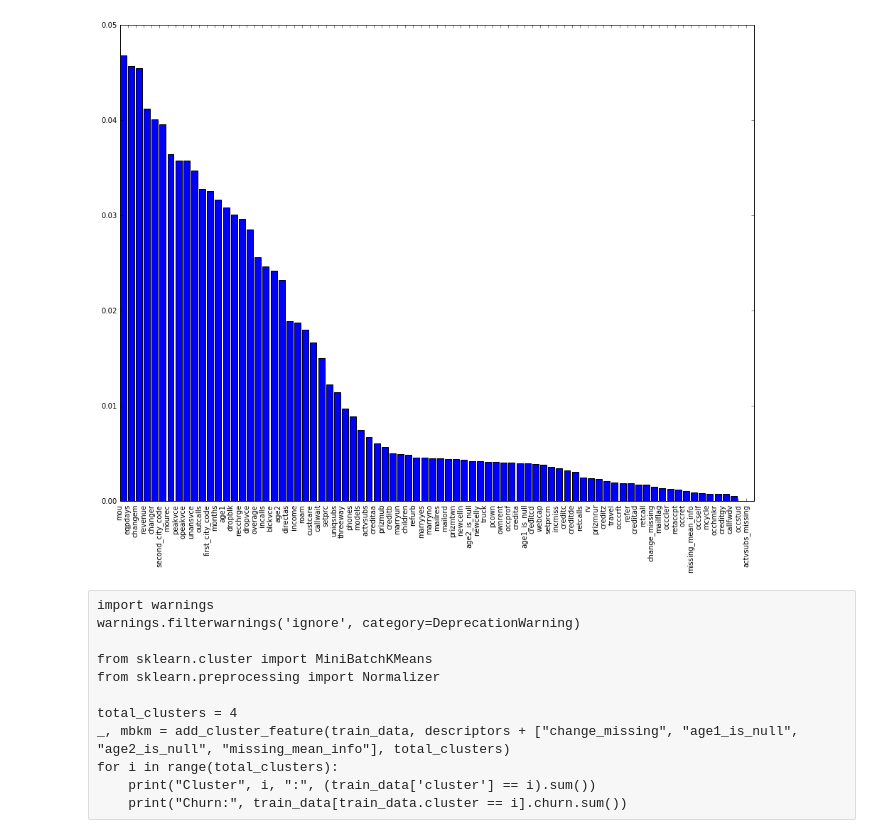
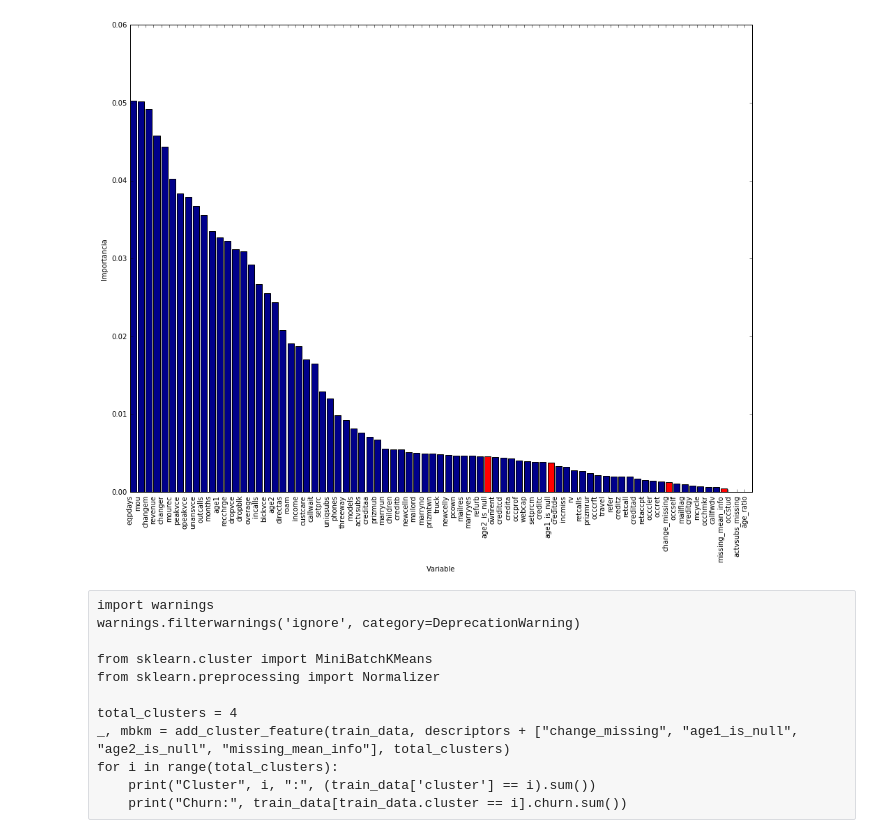
Before and after one commit to Kenji-K/DMC-Predictive-Challenge, a Jupyter notebook: Cell2Cell.ipynb, the cells around one changed output. Drawn from its saved outputs; the diff is of its cells as text; code cells hidden in the pictures.

```diff
--- a/Cell2Cell.ipynb
+++ b/Cell2Cell.ipynb
@@ -52,13 +52,9 @@ def variable_creation(df):
     df["age2_is_null"] = ((df['age2'].isnull()) | ((df['age2'] == 0) & (df['actvsubs'] > 1))).astype(float)
     df.loc[df["age1_is_null"] == 1, "age1"] = np.NaN
     df.loc[df["age2_is_null"] == 1, "age2"] = np.NaN
-    geographic_info = df['csa'].str.extract('^(?P<first_city_code>.{3})(?P<second_city_code>.{3})(?P<geo_number>\d{3})')
-    df = pd.concat([df, geographic_info], axis=1)
     return df
 
 train_data = variable_creation(train_data)
 test_data = variable_creation(test_data)
 
-original_predictors = predictors
-predictors = predictors + ["change_missing", "missing_mean_info", "age1_is_null", "age2_is_null", "actvsubs_missing", "first_city_code", "second_city_code"]
-#, "geo_number"
+predictors_with_new_vars = predictors + ["change_missing", "missing_mean_info", "age1_is_null", "age2_is_null", "actvsubs_missing"]
@@ -170,0 +357,14 @@ for current_target in continuous_vars + discrete_vars:
+# %%
+#Reiniciar
+
+train_data, test_data = initialize()
+target_var = "churn"
+predictors = [x for x in test_data.columns.tolist() if x not in ['customer', 'csa']]
+
+train_data = variable_creation(train_data)
+test_data = variable_creation(test_data)
+
+train_data = variable_creation(train_data)
+test_data = variable_creation(test_data)
+
+predictors_with_new_vars = predictors + ["change_missing", "missing_mean_info", "age1_is_null", "age2_is_null", "actvsubs_missing"]
@@ -189,29 +481,37 @@ predictors = predictors + ['age_ratio']
 # %%
 %matplotlib inline
+import matplotlib
 import matplotlib.pyplot as plt
 import numpy as np
 from sklearn.feature_selection import SelectKBest, f_classif
 from sklearn.ensemble import RandomForestClassifier
 
+matplotlib.rcParams['figure.figsize'] = (16.0, 12.0)
+
 # Perform feature selection
 #selector = SelectKBest(f_classif, k='all')
 #selector.fit(train_data[predictors], train_data[target_var])
-selector = RandomForestClassifier(n_estimators = 400, max_features= 'auto', min_samples_leaf = 2, n_jobs=-2)
-selector.fit(train_data[predictors], train_data[target_var])
+selector = RandomForestClassifier(n_estimators = 100, max_features= 'auto', min_samples_leaf = 2, n_jobs=-2)
+selector.fit(train_data[predictors_with_new_vars + ['age_ratio']], train_data[target_var])
 
 # Get the raw p-values for each feature, and transform from p-values into scores
 scores = selector.feature_importances_
 
-values = sorted(zip(predictors, scores), key=(lambda x: x[1]), reverse=True)
+values = sorted(zip(predictors_with_new_vars + ['age_ratio'], scores), key=(lambda x: x[1]), reverse=True)
 
-fig, ax = plt.subplots()
-fig.set_size_inches(16, 12)
-ax.bar(range(len([x[0] for x in values])), [x[1] for x in values])
+original_pred = [x for x in values if x[0] in predictors]
+
+plt.bar(range(len([x[0] for x in values])), [x[1] for x in values], color=['darkblue' if x in original_pred else 'r' for x in values])
+#plt.bar(range(len([x[0] for x in new_pred])), [x[1] for x in new_pred], color='darkgreen')
+
+plt.xlim([0, len(values)])
+plt.xlabel('Variable')
+plt.ylabel('Importancia')
 plt.xticks(range(len([x[0] for x in values])), [x[0] for x in values], rotation='vertical')
 
 plt.show()
 # %% [output]
-[figure, old version]
+[figure, new version]
 # %% [raw]
 import warnings
 warnings.filterwarnings('ignore', category=DeprecationWarning)
```
Also changed, not shown: parts of 63 cells of this notebook.
